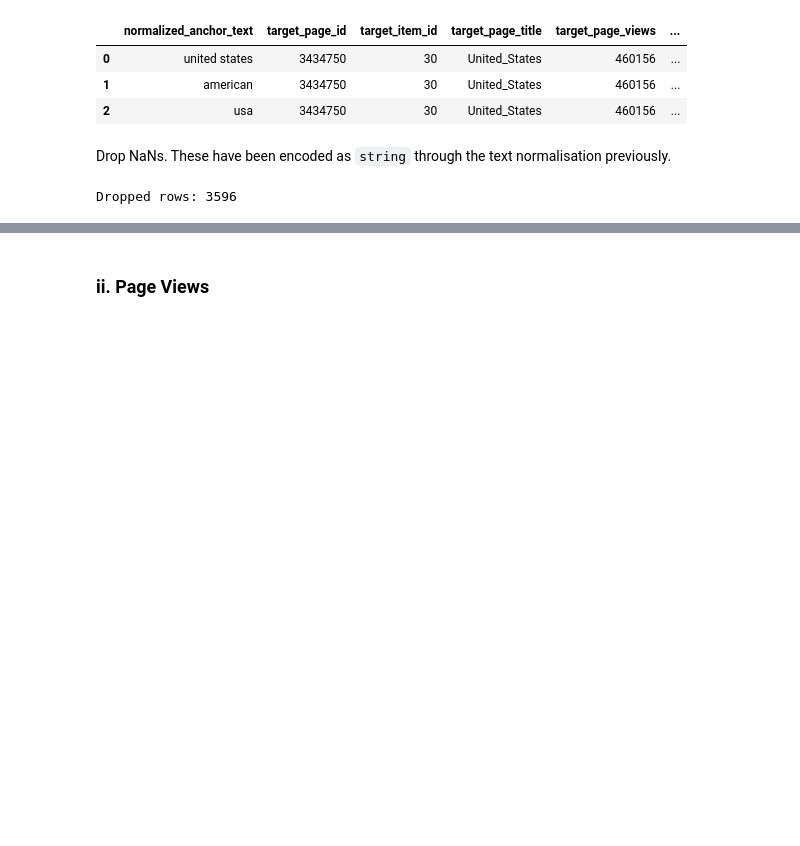
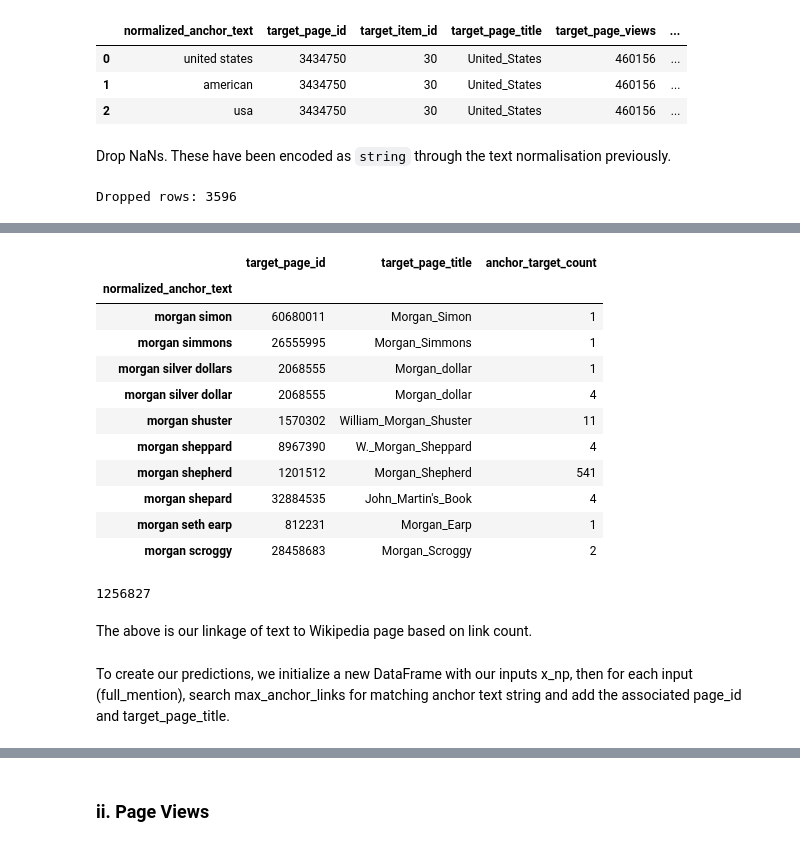
Before and after one commit to TheDigitalFrontier/entity-disambiguation, a Jupyter notebook: notebooks/demos/basic_pipeline.ipynb, the cells around one changed output, grey strips where cells are left out. Saved outputs shown, nothing was run; the diff lists cells and outputs as text; code cells hidden in the pictures; blank space fills up the shorter version.

```diff
--- a/notebooks/demos/basic_pipeline.ipynb
+++ b/notebooks/demos/basic_pipeline.ipynb
@@ -183,3 +201,29 @@ Wall time: 2min 54s
+# %%
+# Preview 10 random rows
+random_int = np.random.randint(len(max_anchor_links)) # Useful example: 4395177
+display(max_anchor_links[random_int:random_int+10][['target_page_id', 'target_page_title', 'anchor_target_count']])
+# %% [output]
+|  | target_page_id | target_page_title | anchor_target_count |
+| normalized_anchor_text |  |  |  |
+| morgan simon | 60680011 | Morgan_Simon | 1 |
+| morgan simmons | 26555995 | Morgan_Simmons | 1 |
+| morgan silver dollars | 2068555 | Morgan_dollar | 1 |
+| morgan silver dollar | 2068555 | Morgan_dollar | 4 |
+| morgan shuster | 1570302 | William_Morgan_Shuster | 11 |
+| morgan sheppard | 8967390 | W._Morgan_Sheppard | 4 |
+| morgan shepherd | 1201512 | Morgan_Shepherd | 541 |
+| morgan shepard | 32884535 | John_Martin's_Book | 4 |
+| morgan seth earp | 812231 | Morgan_Earp | 1 |
+| morgan scroggy | 28458683 | Morgan_Scroggy | 2 |
+# %%
+# Print previous random_int in case you want to explore further
+print(random_int)
+# %% [output]
+1256827
+# %% [markdown]
+The above is our linkage of text to Wikipedia page based on link count.
+# %% [markdown]
+To create our predictions, we initialize a new DataFrame with our inputs x_np, then for each input (full_mention), search max_anchor_links for matching anchor text string and add the associated page_id and target_page_title.
 # %%
 # Create text-to-page-to-title dataframe (as predictions)
 preds_anchor = pd.DataFrame({'mention': x_np,
```
Also changed, not shown: parts of 20 cells of this notebook, 4 other files.
